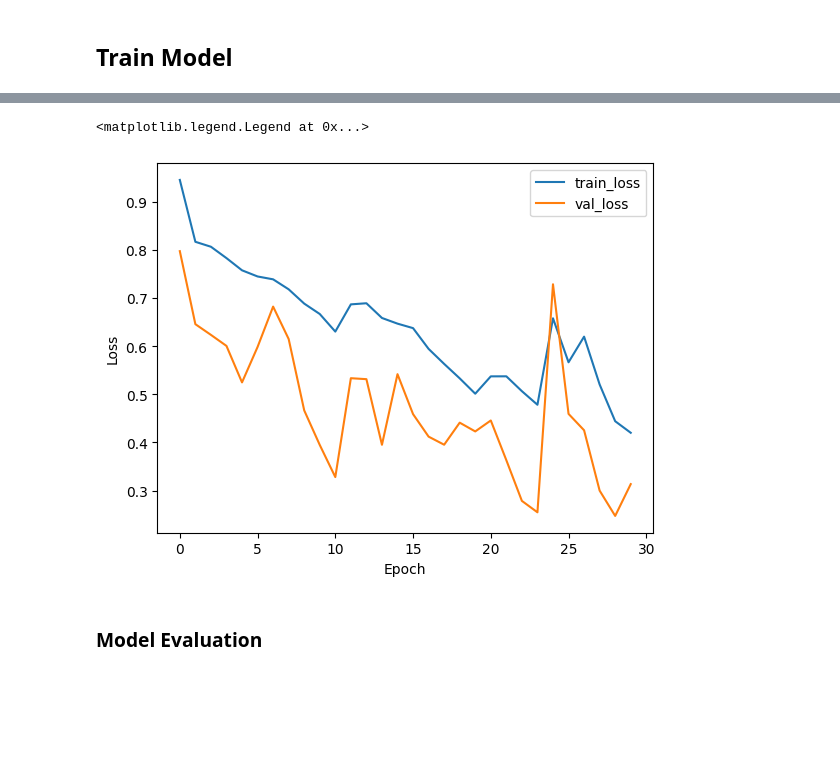
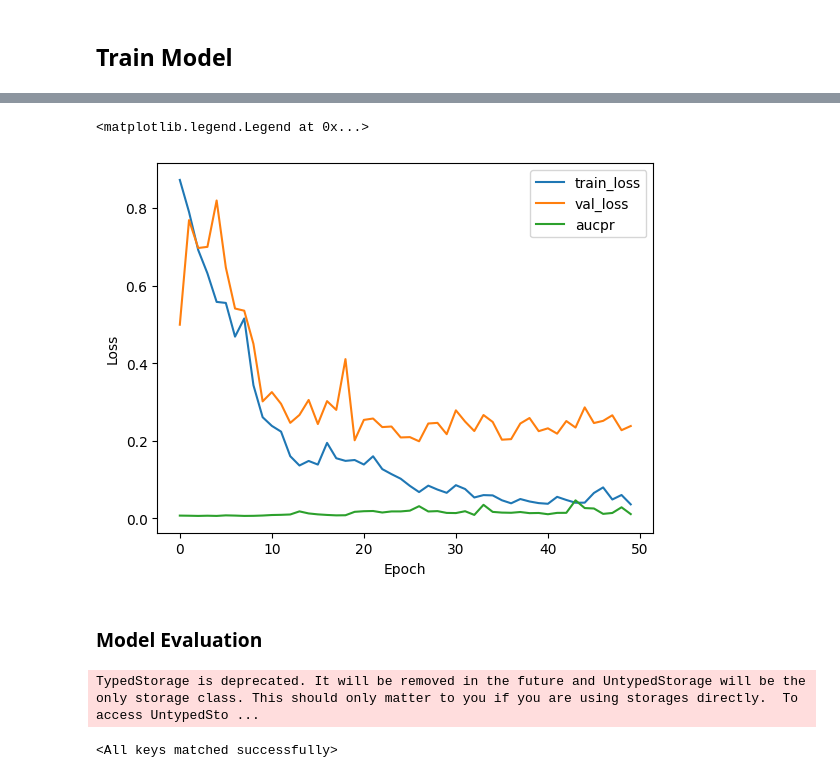
Before and after one commit to libao3128/predictive_maintenance, a Jupyter notebook: train_model_local.ipynb, the cells around one changed output, grey strips where cells are left out. Saved outputs shown, nothing was run; the diff lists cells and outputs as text; code cells hidden in the pictures; blank space fills up the shorter version.

Commit message:
downsampling dataset with longer window size

```diff
--- a/train_model_local.ipynb
+++ b/train_model_local.ipynb
@@ -114,5 +128,5 @@ if "metric.STATUS_AC_MOD_ADMISSION_TEMP.MEASURED" in filtered_data.columns:
 # %% [markdown]
 ### Data Labeling
 # %%
-labeled_df = prepare_dataset(downsampled_data, failure_sessions, pre_days=pre_day)
+labeled_df = prepare_dataset(filtered_data, failure_sessions, pre_days=pre_day)
 # %% [output]
@@ -248,13 +254,12 @@ array([1., 1., 1., ..., 0., 0., 0.], dtype=float32)
 from torch.utils.data import DataLoader, WeightedRandomSampler, RandomSampler
 import torch
 
-num_samples = len(train_ds)*0.1  # 10% of the training dataset size
+num_samples = int(len(train_ds)*0.1 ) # 10% of the training dataset size
 
 # 假設 y 是樣本的 label 張量
 class_sample_count = pd.value_counts(train_ds.y.numpy())
 weights = 1. / class_sample_count
 sample_weights = weights[train_ds.y.numpy()].to_numpy() # 每個樣本對應的抽樣權重
-print(sample_weights)
 
 balanced_sampler = WeightedRandomSampler(
     weights=sample_weights,
@@ -271,5 +274,5 @@ dtype: float64 10000
 # %%
-random_sampler = RandomSampler(val_ds, num_samples=len(val_ds)*0.1, replacement=True)
+random_sampler = RandomSampler(val_ds, num_samples=int(len(val_ds)*0.1), replacement=True)
 # %%
 batch_size = 2**9
 
@@ -290,12 +293,12 @@ criterion = torch.nn.BCEWithLogitsLoss(pos_weight=torch.tensor([pos_weight_value
 # %%
 log = train_loop(
     model, train_loader, val_loader,
-    log_interval=5,
+    log_interval=25,
     num_epochs=10,
     optimizer=optimizer,
     criterion=criterion,
     save_interval=1,
-    save_path=r'model\0812_2309'
+    save_path=r'model\0813_0202'
 )
 # %% [output]
 Model moved to cuda
@@ -318,13 +321,14 @@ Resuming training from epoch 21
 # %%
 import matplotlib.pyplot as plt
 #log = pd.read_csv('model/0811_2042/training_log.csv')
 plt.plot(log['train_loss'], label='train_loss')
 plt.plot(log['val_loss'], label='val_loss')
+plt.plot(log['aucpr'], label='aucpr')
 plt.xlabel('Epoch')
 plt.ylabel('Loss')
 plt.legend()
 # %% [output]
 <matplotlib.legend.Legend at 0x...>
-[figure, old version]
+[figure, new version]
 # %% [markdown]
 ### Model Evaluation
@@ -349,4 +335,7 @@ def evaluate_model(model, data_loader, best_threshold=0.5, device='cuda', criter
 # %%
-model.load_state_dict(torch.load(r'model\0812_2019\best_model.pth', weights_only=True))
+model.load_state_dict(torch.load(r'model\0813_0202\best_model.pth', weights_only=True))
+# %% [output]
+TypedStorage is deprecated. It will be removed in the future and UntypedStorage will be the only storage class. This should only matter to you if you are using storages directly.  To access UntypedSto ...
+<All keys matched successfully>
 # %%
 print("Performance on Training Set:")
```
Also changed, not shown: parts of 30 cells of this notebook, 52 other files.
